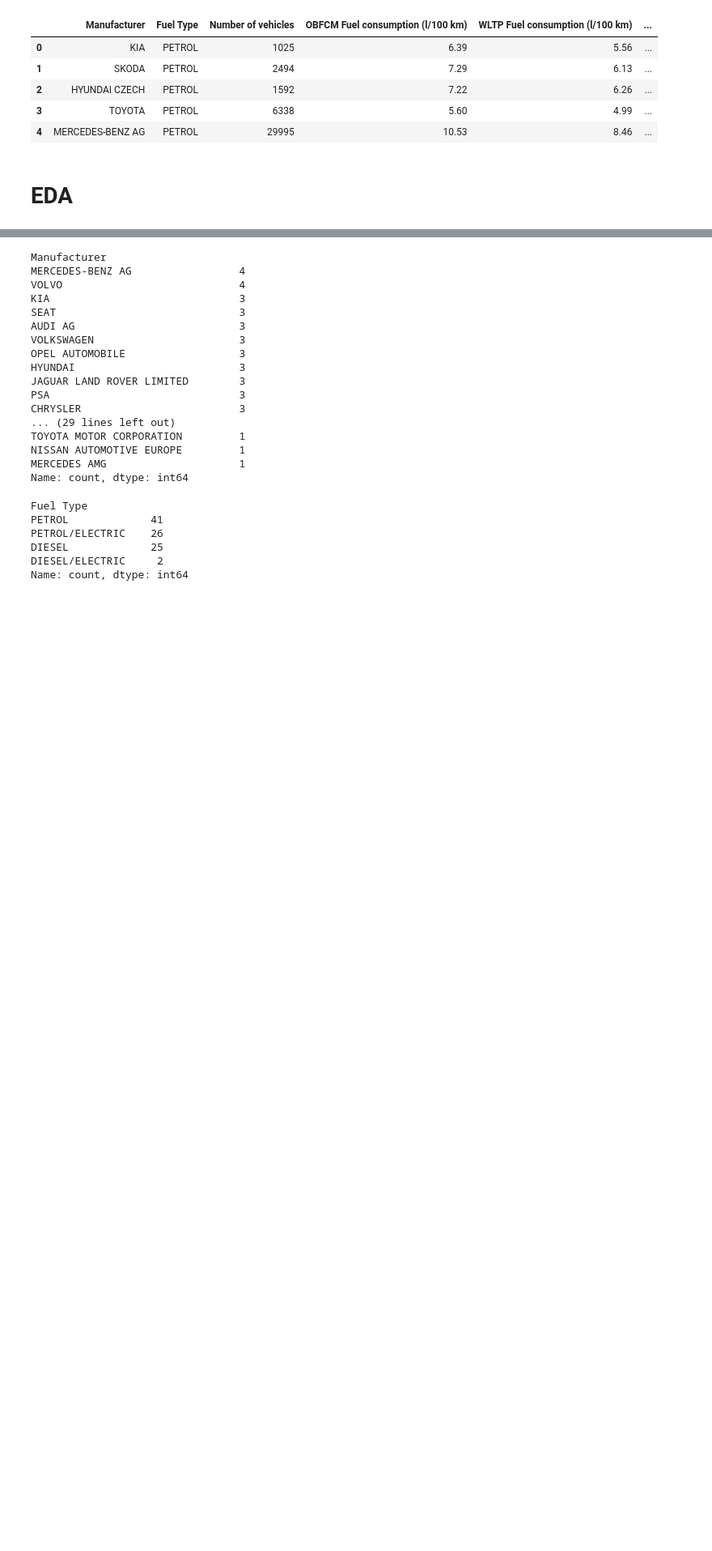
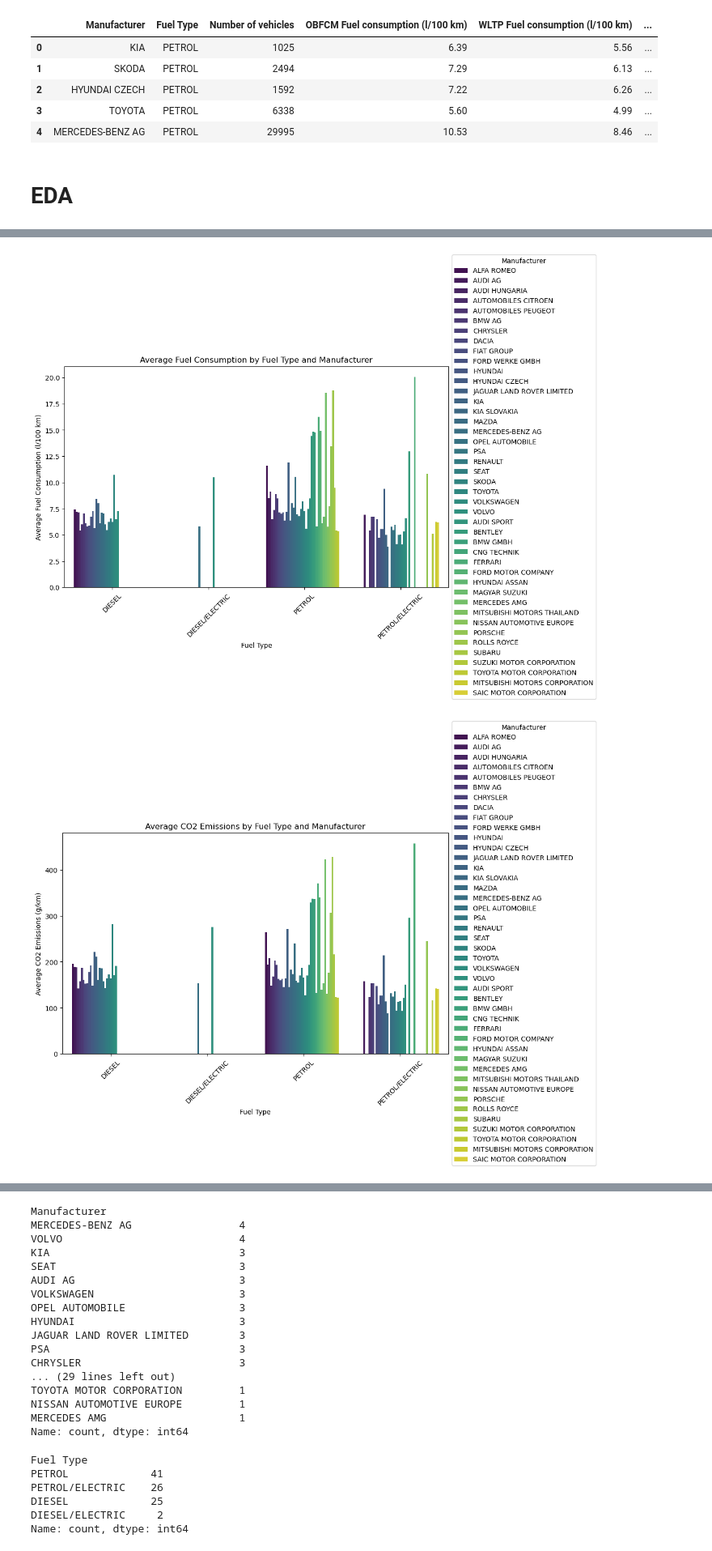
Before and after one commit to Godwin-Oti/CO2-Emission-Analysis, a Jupyter notebook: Car.ipynb, the cells around one changed output, grey strips where cells are left out. Shown at 81% size. Cells and saved outputs as stored; diff of their text form; code cells hidden in the pictures; blank space fills up the shorter version.

```diff
--- a/Car.ipynb
+++ b/Car.ipynb
@@ -285,0 +296,11 @@ car_agg.head()
+# %%
+
+
+# Group the data by 'Fuel Type' and 'Manufacturer' and calculate the average fuel consumption and CO2 emissions
+average_data = car_agg.groupby(['Fuel Type', 'Manufacturer']).agg({'OBFCM Fuel consumption (l/100 km)': 'mean', 'OBFCM CO2 emissions (g/km)': 'mean'})
+
+# Reset index to make the grouped columns accessible for analysis
+average_data.reset_index(inplace=True)
+
+# Print the average data
+average_data
@@ -285,0 +321,25 @@ car_agg.head()
+# %%
+# Plot average fuel consumption by fuel type and manufacturer
+plt.figure(figsize=(12, 8))
+sns.barplot(data=average_data, x='Fuel Type', y='OBFCM Fuel consumption (l/100 km)', hue='Manufacturer', palette='viridis')
+plt.title('Average Fuel Consumption by Fuel Type and Manufacturer')
+plt.xlabel('Fuel Type')
+plt.ylabel('Average Fuel Consumption (l/100 km)')
+plt.xticks(rotation=45)
+plt.legend(title='Manufacturer', loc='center left', bbox_to_anchor=(1, 0.5))
+plt.tight_layout()
+plt.show()
+
+# Plot average CO2 emissions by fuel type and manufacturer
+plt.figure(figsize=(12, 8))
+sns.barplot(data=average_data, x='Fuel Type', y='OBFCM CO2 emissions (g/km)', hue='Manufacturer', palette='viridis')
+plt.title('Average CO2 Emissions by Fuel Type and Manufacturer')
+plt.xlabel('Fuel Type')
+plt.ylabel('Average CO2 Emissions (g/km)')
+plt.xticks(rotation=45)
+plt.legend(title='Manufacturer', loc='center left', bbox_to_anchor=(1, 0.5))
+plt.tight_layout()
+plt.show()
+# %% [output]
+[figure, added]
+[figure, added]
```
Also changed, not shown: parts of 17 cells of this notebook, 1 other file.
